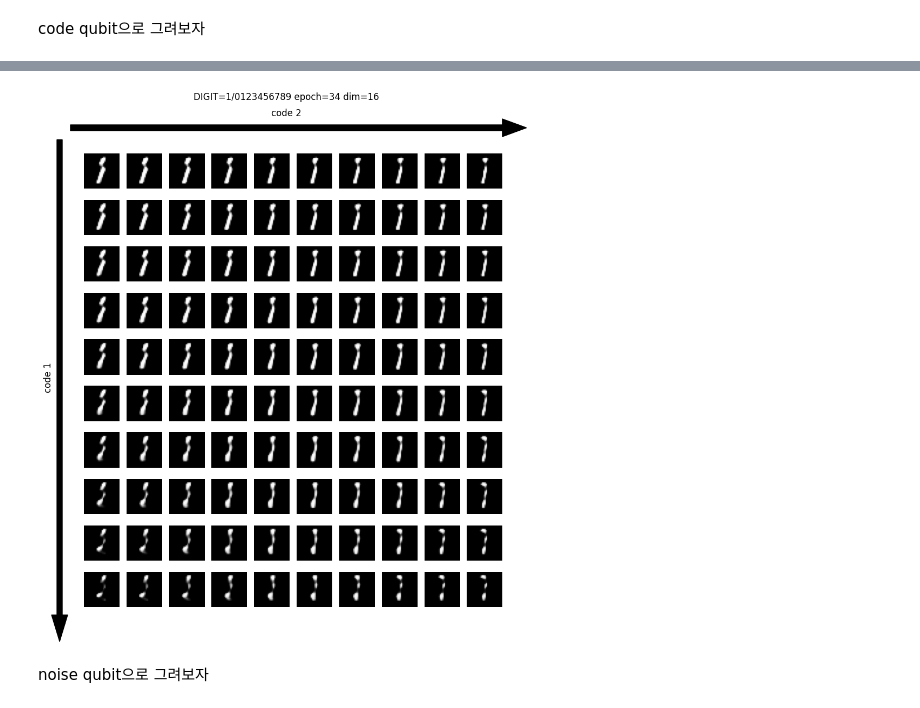
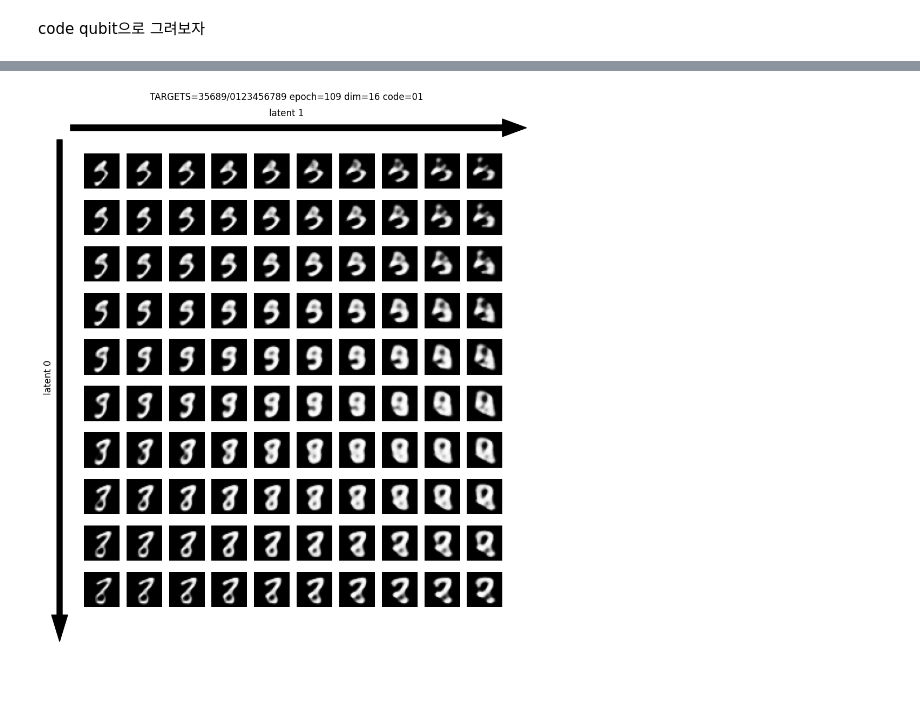
Before and after one commit to red1108/infoQGAN, a Jupyter notebook: mnist_evaluate.ipynb, the cells around one changed output, grey strips where cells are left out. Drawn from its saved outputs; the diff is of its cells as text; code cells hidden in the pictures; blank space fills up the shorter version.

```diff
--- a/mnist_evaluate.ipynb
+++ b/mnist_evaluate.ipynb
@@ -66,47 +139,14 @@ code qubit으로 그려보자
 # %%
 # generator_seed = np.random.uniform(-0.25, 0.25, (100, n_qubits)) # 원래 값 범위에서 1/4로 줄임.
 generator_seed = np.zeros((100, n_qubits))
 
 for i in range(100):
     r, c = i//10, i%10 # r, c 로 각각 -0.25 ~ 0.25 내분
-    generator_seed[i, n_qubits-2] = -0.25 + 0.5 * r / 9
-    generator_seed[i, n_qubits-1] = -0.25 + 0.5 * c / 9
+    generator_seed[i, 0] = SEED_RANGE * (-1 + 2 * r / 9)
+    generator_seed[i, 1] = SEED_RANGE * (-1 + 2 * c / 9)
 
-generator_output = generator.forward(generator_seed)
-generator_output = generator_output.to(torch.float32)
-# latent vector만 추출
-generator_output = generator_output[:, :latent_dim]
-# decoder을 사용하여 복구
-with torch.no_grad():
-    reconstructed = autoencoder.decoder(generator_output)
+reconstructed = generate_image(generator, generator_seed)
+visualize_output2(reconstructed, 1, 2)
+# %% [output]
+[figure, added]
-# %%
-import matplotlib.pyplot as plt
-import matplotlib.patches as mpatches
-
-fig, axs = plt.subplots(10, 10, figsize=(10, 11))
-for i in range(10):
-    for j in range(10):
-        axs[i, j].imshow(reconstructed[i*10+j].squeeze().detach().numpy(), cmap='gray')
-        axs[i, j].axis('off')
-
-# x축 라벨을 위에 추가
-fig.text(0.5, 0.94, 'code 2', ha='center', fontsize=12)  # x축 라벨 (위쪽)
-fig.text(0.05, 0.5, 'code 1', va='center', rotation='vertical', fontsize=12)  # y축 라벨 (왼쪽)
-
-# x축 화살표 (위쪽으로)
-arrow_x = mpatches.FancyArrow(0.1, 0.92, 0.8, 0, width=0.01, color="black", transform=fig.transFigure)
-fig.patches.append(arrow_x)
-
-# y축 화살표 (아래쪽으로)
-arrow_y = mpatches.FancyArrow(0.08, 0.9, 0, -0.8, width=0.01, color="black", transform=fig.transFigure)
-fig.patches.append(arrow_y)
-
-# 제목 설정
-plt.suptitle(f"DIGIT={DIGIT}/{DIGITS_STR} epoch={epoch} dim={latent_dim}")
-plt.savefig(f'{base_dir}/ep{epoch}_code.png')
-plt.show()
-# %% [output]
-[figure, removed]
-# %% [markdown]
-noise qubit으로 그려보자
 # %%
```
Also changed, not shown: parts of 5 cells of this notebook, 1 other file.
